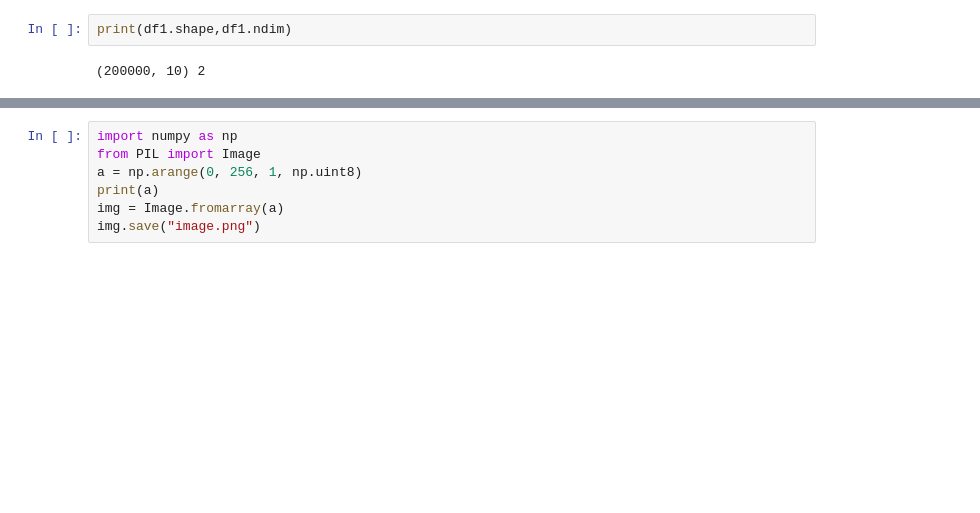
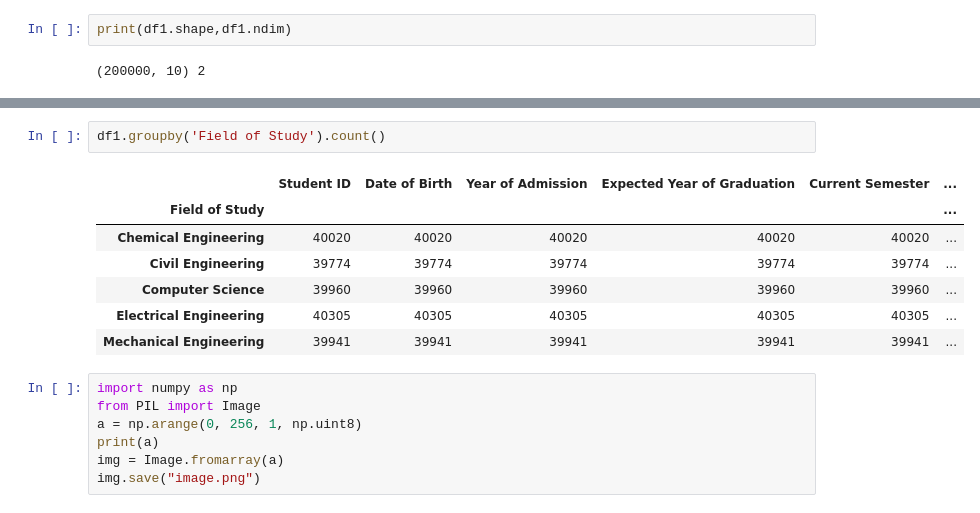
Before and after one commit to Harman16-jpg/datasetml, a Jupyter notebook: Untitled0.ipynb, the cells around one changed output, grey strips where cells are left out. Cells and saved outputs as stored; diff of their text form; blank space fills up the shorter version.

```diff
--- a/Untitled0.ipynb
+++ b/Untitled0.ipynb
@@ -935,3 +1151,13 @@ print(df1.shape,df1.ndim)
+# %%
+df1.groupby('Field of Study').count()
+# %% [output]
+|  | Student ID | Date of Birth | Year of Admission | Expected Year of Graduation | Current Semester | ... |
+| Field of Study |  |  |  |  |  | ... |
+| Chemical Engineering | 40020 | 40020 | 40020 | 40020 | 40020 | ... |
+| Civil Engineering | 39774 | 39774 | 39774 | 39774 | 39774 | ... |
+| Computer Science | 39960 | 39960 | 39960 | 39960 | 39960 | ... |
+| Electrical Engineering | 40305 | 40305 | 40305 | 40305 | 40305 | ... |
+| Mechanical Engineering | 39941 | 39941 | 39941 | 39941 | 39941 | ... |
 # %%
 import numpy as np
 from PIL import Image
```
Also changed, not shown: parts of 18 cells of this notebook.
